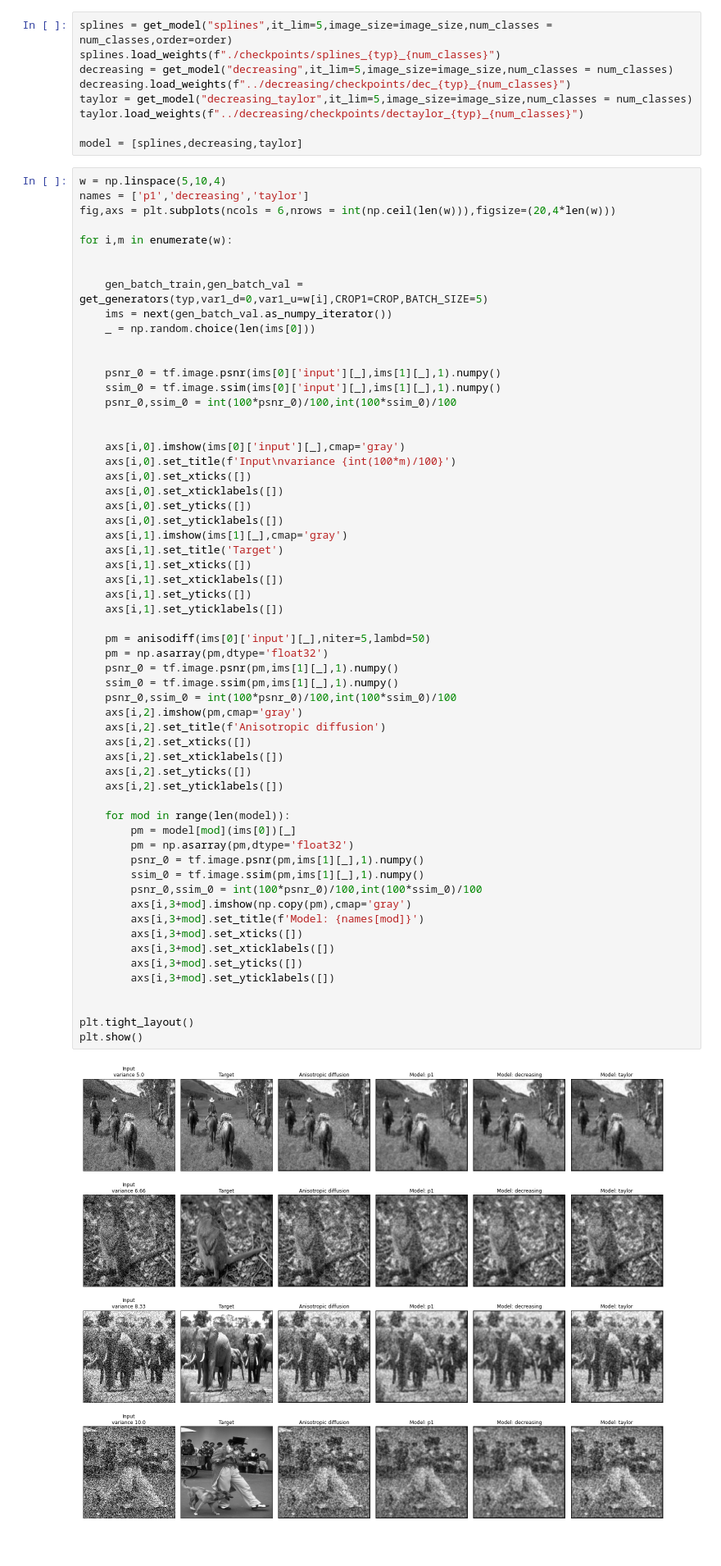
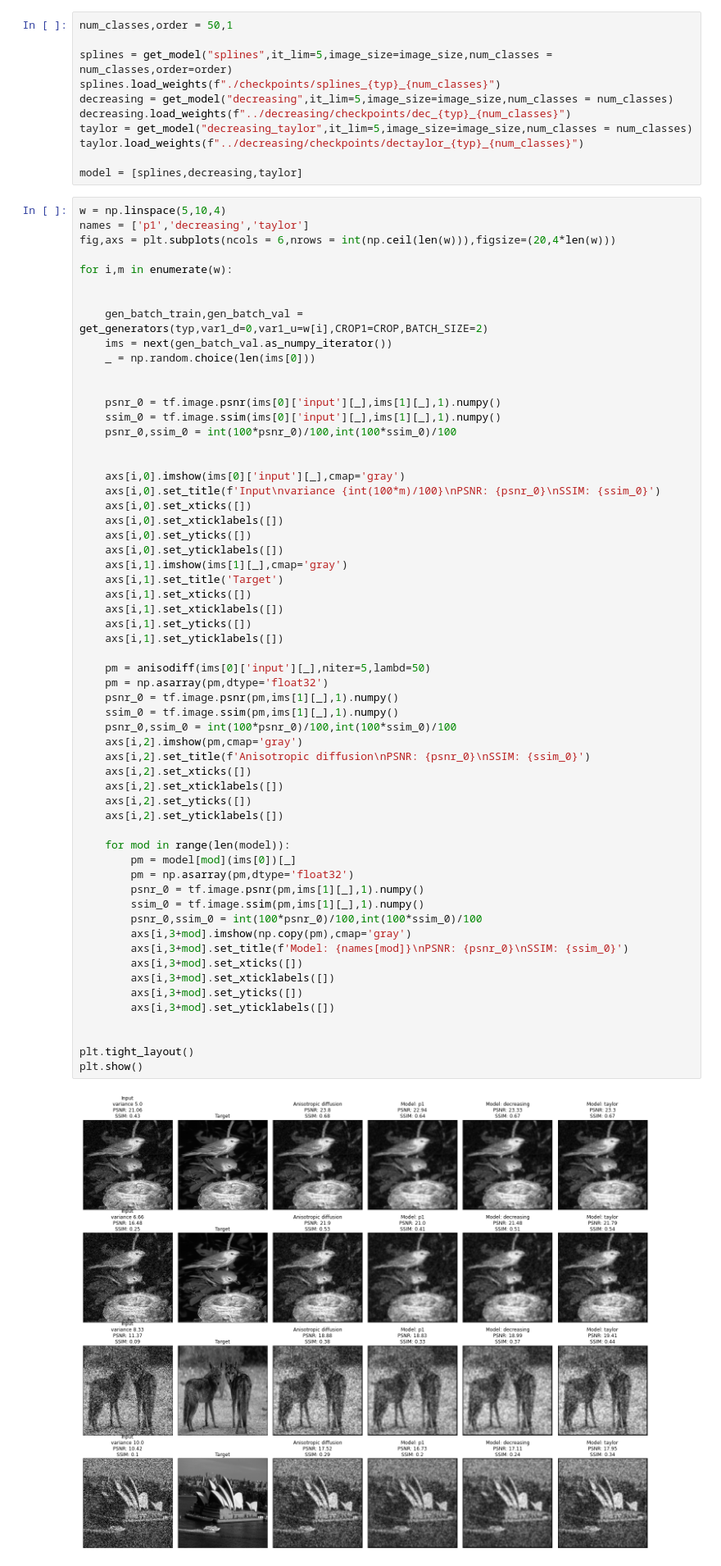
Before and after one commit to erjel/ortega_master_thesis, a Jupyter notebook: 23_jan/splines/comparison.ipynb, the cells around one changed output. Shown at 82% size. Cells and saved outputs as stored; diff of their text form.

```diff
--- a/23_jan/splines/comparison.ipynb
+++ b/23_jan/splines/comparison.ipynb
@@ -167,6 +167,8 @@ plt.show()
 # %% [output]
 [figure]
 # %%
+num_classes,order = 50,1
+
 splines = get_model("splines",it_lim=5,image_size=image_size,num_classes = num_classes,order=order)
 splines.load_weights(f"./checkpoints/splines_{typ}_{num_classes}")
 decreasing = get_model("decreasing",it_lim=5,image_size=image_size,num_classes = num_classes)
@@ -183,7 +185,7 @@ fig,axs = plt.subplots(ncols = 6,nrows = int(np.ceil(len(w))),figsize=(20,4*len(
 for i,m in enumerate(w):
 
 
-    gen_batch_train,gen_batch_val = get_generators(typ,var1_d=0,var1_u=w[i],CROP1=CROP,BATCH_SIZE=5)
+    gen_batch_train,gen_batch_val = get_generators(typ,var1_d=0,var1_u=w[i],CROP1=CROP,BATCH_SIZE=2)
     ims = next(gen_batch_val.as_numpy_iterator())
     _ = np.random.choice(len(ims[0]))
 
@@ -194,7 +196,7 @@ for i,m in enumerate(w):
 
 
     axs[i,0].imshow(ims[0]['input'][_],cmap='gray')
-    axs[i,0].set_title(f'Input\nvariance {int(100*m)/100}')
+    axs[i,0].set_title(f'Input\nvariance {int(100*m)/100}\nPSNR: {psnr_0}\nSSIM: {ssim_0}')
     axs[i,0].set_xticks([])
     axs[i,0].set_xticklabels([])
     axs[i,0].set_yticks([])
@@ -206,33 +208,33 @@ for i,m in enumerate(w):
     axs[i,1].set_yticks([])
     axs[i,1].set_yticklabels([])
 
     pm = anisodiff(ims[0]['input'][_],niter=5,lambd=50)
     pm = np.asarray(pm,dtype='float32')
     psnr_0 = tf.image.psnr(pm,ims[1][_],1).numpy()
     ssim_0 = tf.image.ssim(pm,ims[1][_],1).numpy()
     psnr_0,ssim_0 = int(100*psnr_0)/100,int(100*ssim_0)/100
     axs[i,2].imshow(pm,cmap='gray')
-    axs[i,2].set_title(f'Anisotropic diffusion')
+    axs[i,2].set_title(f'Anisotropic diffusion\nPSNR: {psnr_0}\nSSIM: {ssim_0}')
     axs[i,2].set_xticks([])
     axs[i,2].set_xticklabels([])
     axs[i,2].set_yticks([])
     axs[i,2].set_yticklabels([])
 
     for mod in range(len(model)):
         pm = model[mod](ims[0])[_]
         pm = np.asarray(pm,dtype='float32')
         psnr_0 = tf.image.psnr(pm,ims[1][_],1).numpy()
         ssim_0 = tf.image.ssim(pm,ims[1][_],1).numpy()
         psnr_0,ssim_0 = int(100*psnr_0)/100,int(100*ssim_0)/100
         axs[i,3+mod].imshow(np.copy(pm),cmap='gray')
-        axs[i,3+mod].set_title(f'Model: {names[mod]}')
+        axs[i,3+mod].set_title(f'Model: {names[mod]}\nPSNR: {psnr_0}\nSSIM: {ssim_0}')
         axs[i,3+mod].set_xticks([])
         axs[i,3+mod].set_xticklabels([])
         axs[i,3+mod].set_yticks([])
         axs[i,3+mod].set_yticklabels([])
 
 
 plt.tight_layout()
 plt.show()
 # %% [output]
-[figure, old version]
+[figure, new version]
```
Also changed, not shown: parts of 4 cells of this notebook, 2 other files.
